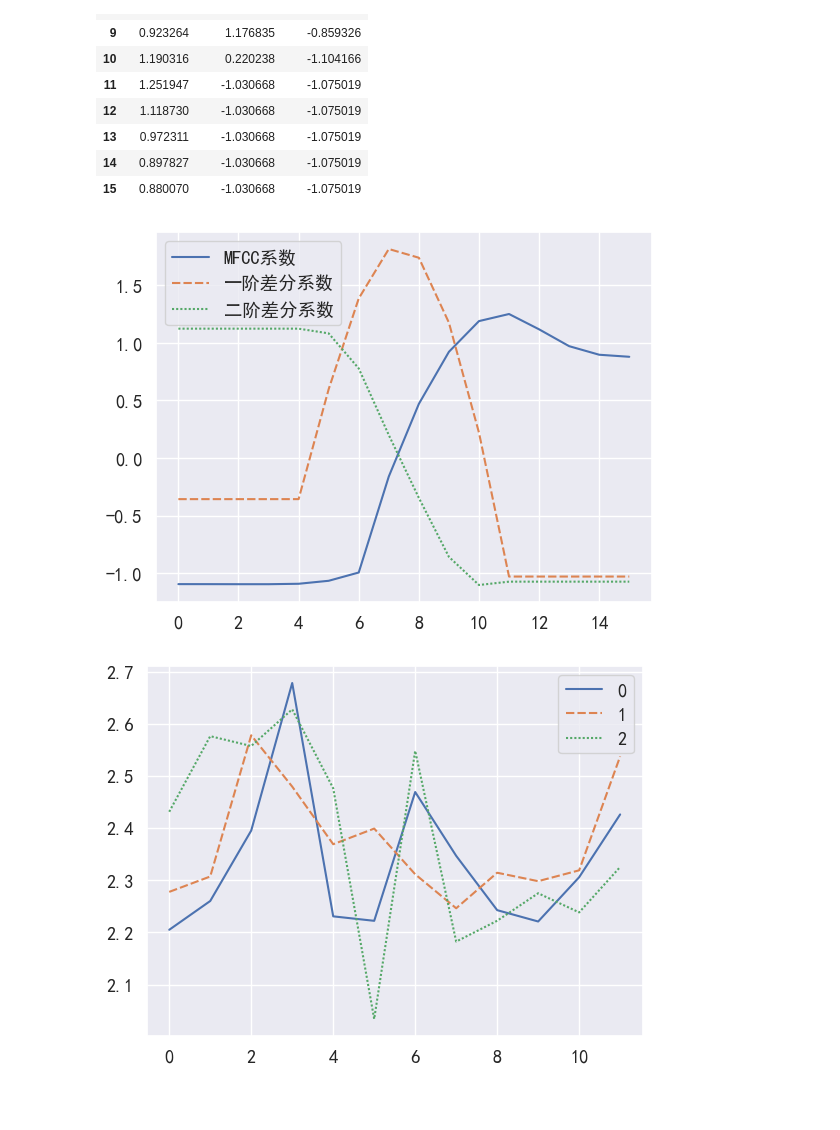
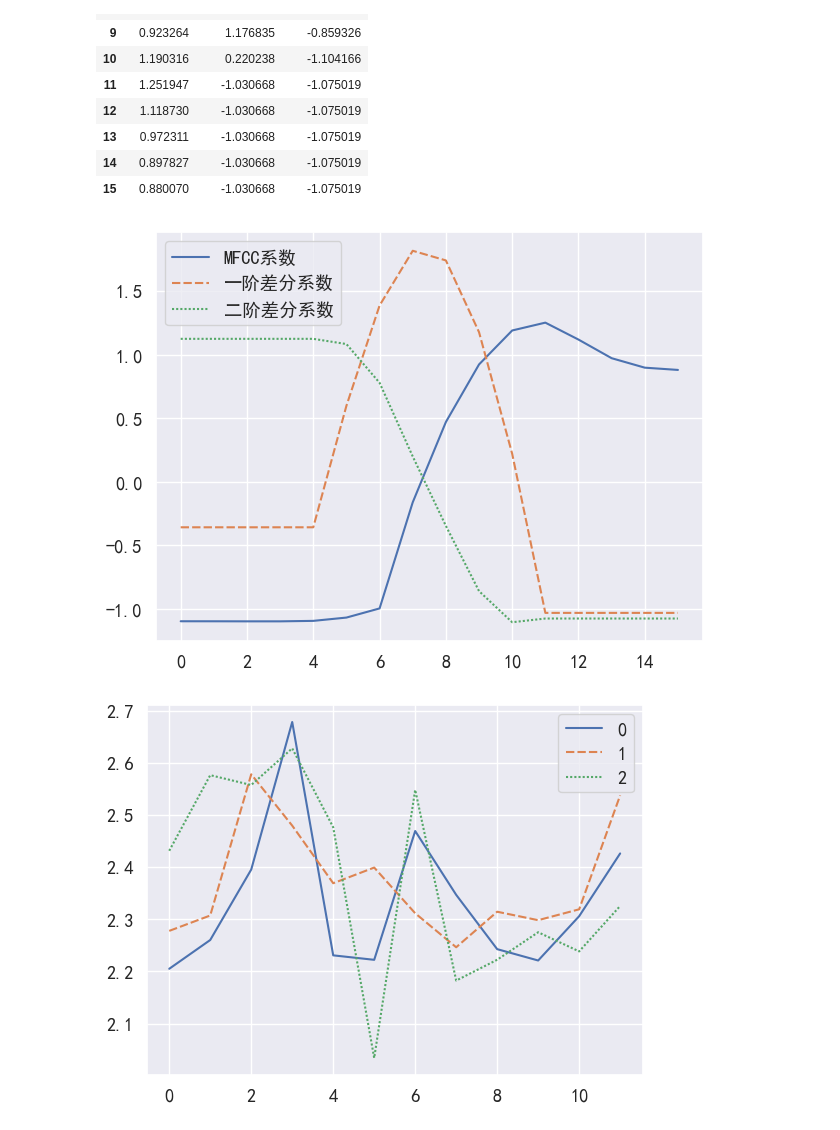
Before and after one commit to james-curtis/2023.tfmcm.com, a Jupyter notebook: 数据预处理/main.ipynb, the cells around one changed output. Saved outputs shown, nothing was run; the diff lists cells and outputs as text; code cells hidden in the pictures; blank space fills up the shorter version.

```diff
--- a/数据预处理/main.ipynb
+++ b/数据预处理/main.ipynb
@@ -335,10 +335,11 @@ array([[-2.22561106e+02, -2.22613982e+02, -2.22731122e+02,
 # %%
 # sns.lineplot(第一维mfcc信号可视化)
 sns.lineplot(第一维mfcc信号可视化)
+plt.tight_layout()
 convertEMF.exportEmf('.', '第一维mfcc信号可视化')
 plt.show()
 # %% [output]
-[figure, old version]
+[figure, new version]
 # %%
 from scipy.stats import *
 
```
Also changed, not shown: 6 other files.
